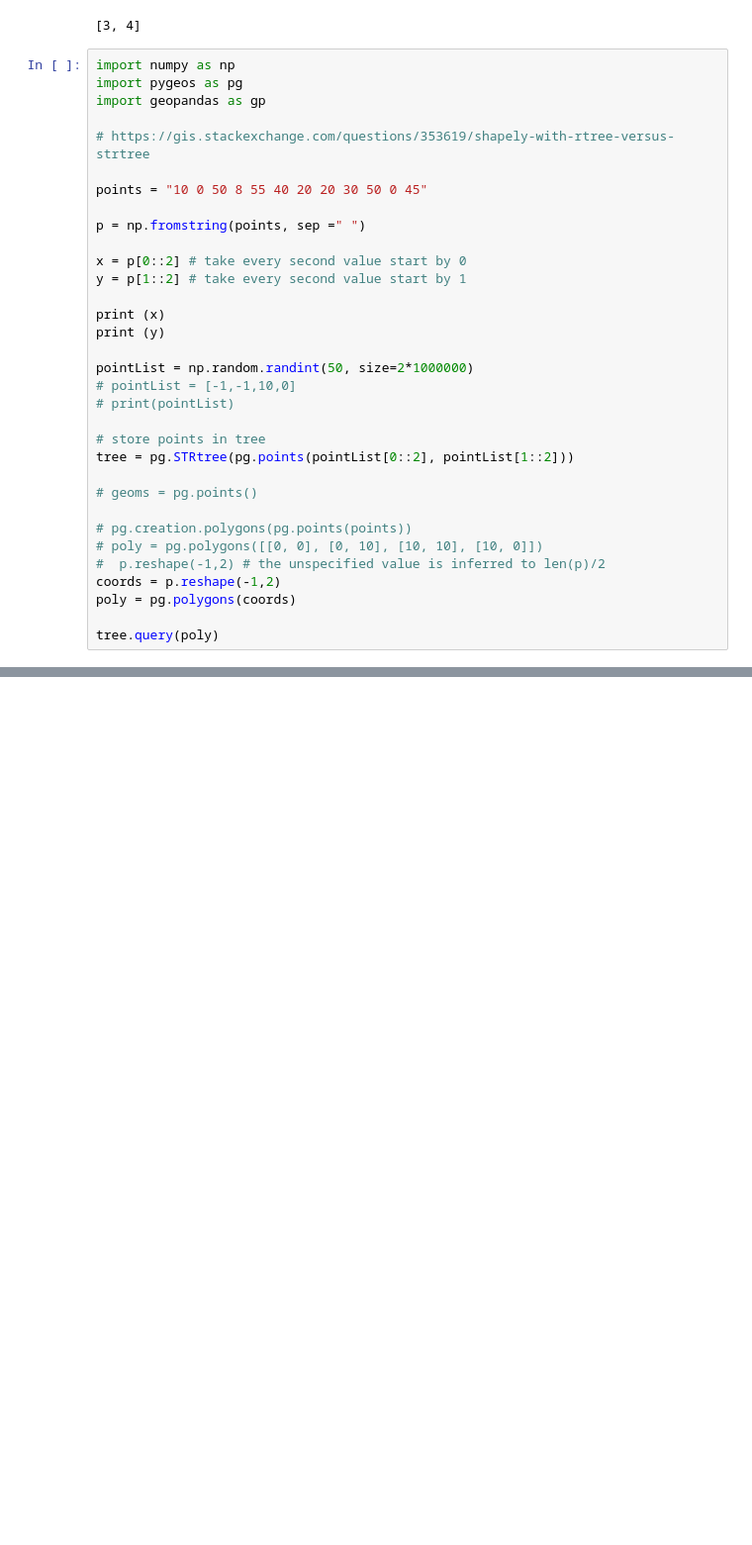
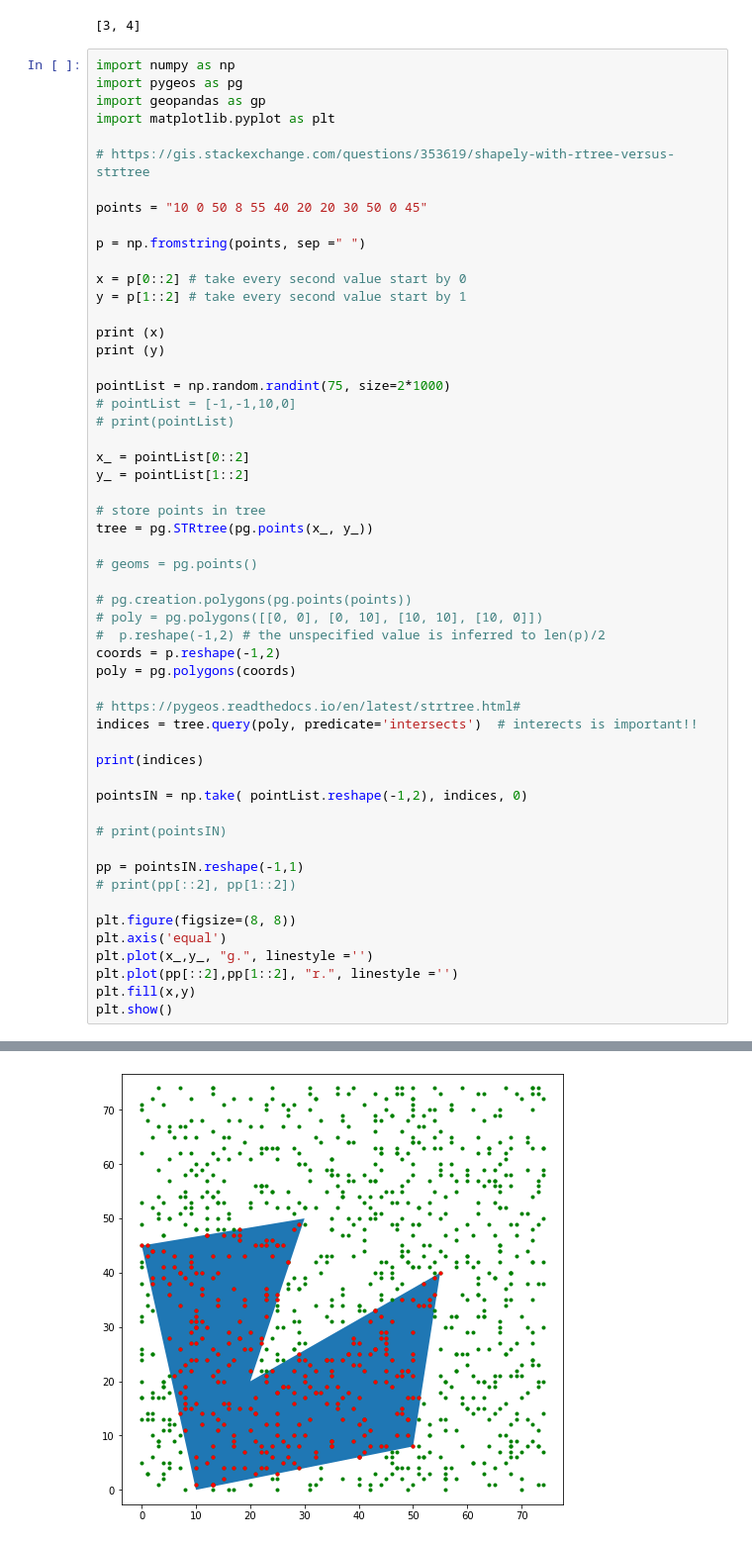
Before and after one commit to michaschultz/mobileSector, a Jupyter notebook: msdata/rtree_test.ipynb, the cells around one changed output, grey strips where cells are left out. Shown: that part at 99% size. Cells and saved outputs as stored; diff of their text form; blank space fills up the shorter version.

```diff
--- a/msdata/rtree_test.ipynb
+++ b/msdata/rtree_test.ipynb
@@ -96,6 +96,7 @@ POLYGON ((0 0, 0 10, 10 10, 10 0, 0 0))
 import numpy as np
 import pygeos as pg
 import geopandas as gp
+import matplotlib.pyplot as plt
 
 # https://gis.stackexchange.com/questions/353619/shapely-with-rtree-versus-strtree
 
@@ -109,12 +110,15 @@ y = p[1::2] # take every second value start by 1
 print (x)
 print (y)
 
-pointList = np.random.randint(50, size=2*1000000)
+pointList = np.random.randint(75, size=2*1000)
 # pointList = [-1,-1,10,0]
 # print(pointList)
 
+x_ = pointList[0::2]
+y_ = pointList[1::2]
+
 # store points in tree
-tree = pg.STRtree(pg.points(pointList[0::2], pointList[1::2]))
+tree = pg.STRtree(pg.points(x_, y_))
 
 # geoms = pg.points()
 
@@ -124,7 +128,24 @@ tree = pg.STRtree(pg.points(pointList[0::2], pointList[1::2]))
 coords = p.reshape(-1,2)
 poly = pg.polygons(coords)
 
-tree.query(poly)
+# https://pygeos.readthedocs.io/en/latest/strtree.html#
+indices = tree.query(poly, predicate='intersects')  # interects is important!!
+
+print(indices)
+
+pointsIN = np.take( pointList.reshape(-1,2), indices, 0)
+
+# print(pointsIN)
+
+pp = pointsIN.reshape(-1,1)
+# print(pp[::2], pp[1::2])
+
+plt.figure(figsize=(8, 8))
+plt.axis('equal')
+plt.plot(x_,y_, "g.", linestyle ='')
+plt.plot(pp[::2],pp[1::2], "r.", linestyle ='')
+plt.fill(x,y)
+plt.show()
 # %% [output]
 [10. 50. 55. 20. 30.  0.]
 [ 0.  8. 40. 20. 50. 45.]
@@ -131,0 +168 @@ array([545440, 425011, 528405, ..., 631843, 436503, 942410], dtype=int64)
+[figure, added]
```
Also changed, not shown: parts of 2 cells of this notebook.
